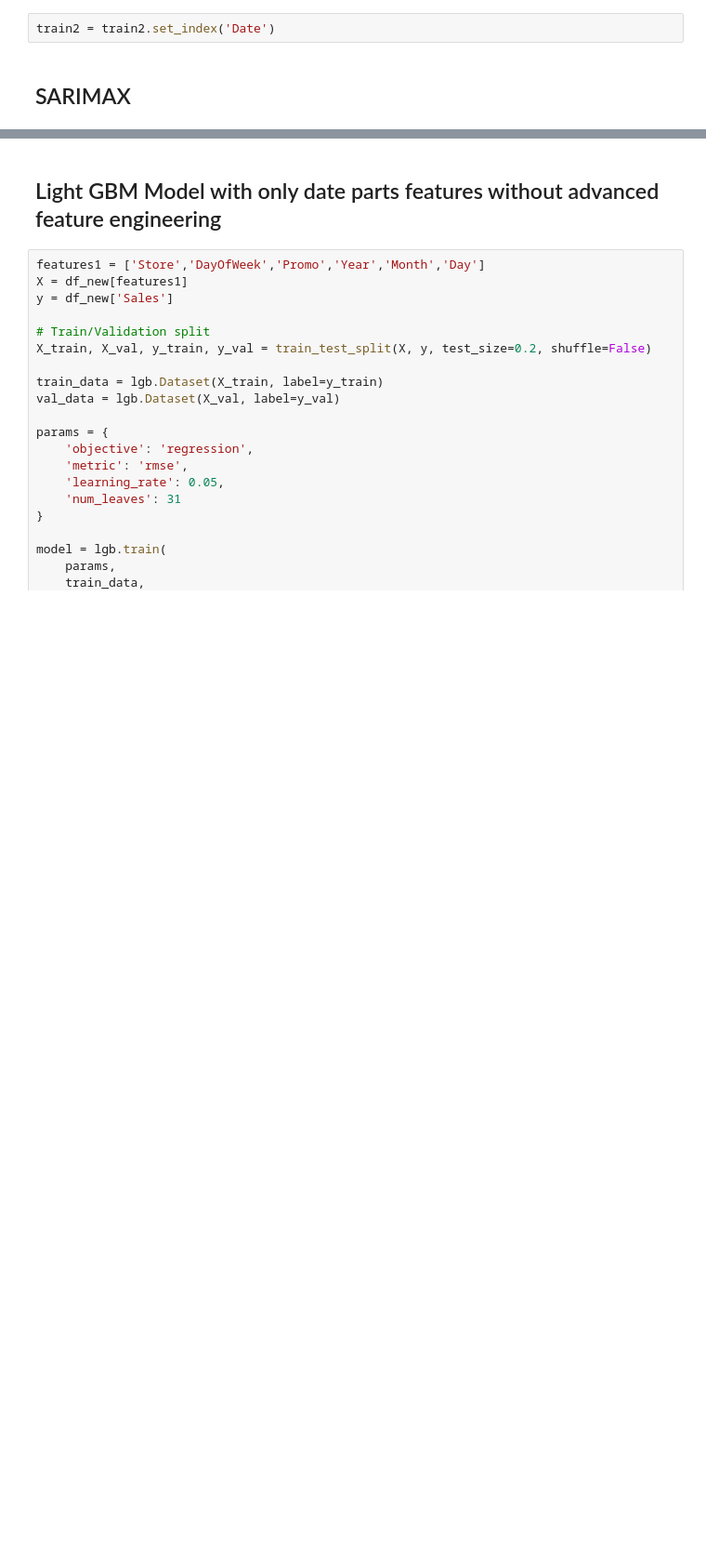
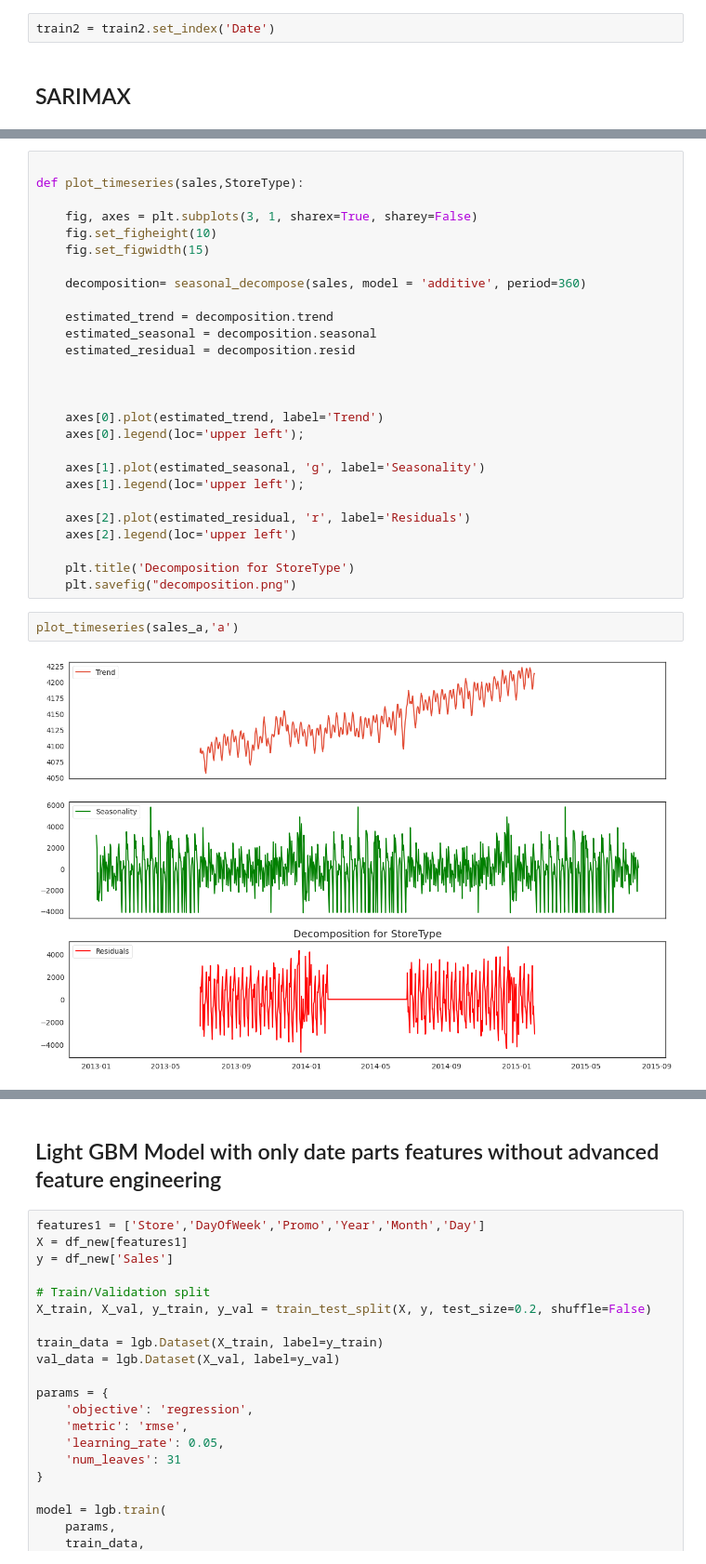
Before and after one commit to harendradadhich/notebooks, a Jupyter notebook: Retail_Sales_Prediction_Capstone_Project.ipynb, the cells around one changed output, grey strips where cells are left out. Shown at 93% size. Drawn from its saved outputs; the diff is of its cells as text; blank space fills up the shorter version.

```diff
--- a/Retail_Sales_Prediction_Capstone_Project.ipynb
+++ b/Retail_Sales_Prediction_Capstone_Project.ipynb
@@ -947,0 +1085,31 @@ train2 = train2.set_index('Date')
+# %%
+
+def plot_timeseries(sales,StoreType):
+
+    fig, axes = plt.subplots(3, 1, sharex=True, sharey=False)
+    fig.set_figheight(10)
+    fig.set_figwidth(15)
+
+    decomposition= seasonal_decompose(sales, model = 'additive', period=360)
+
+    estimated_trend = decomposition.trend
+    estimated_seasonal = decomposition.seasonal
+    estimated_residual = decomposition.resid
+
+
+
+    axes[0].plot(estimated_trend, label='Trend')
+    axes[0].legend(loc='upper left');
+
+    axes[1].plot(estimated_seasonal, 'g', label='Seasonality')
+    axes[1].legend(loc='upper left');
+
+    axes[2].plot(estimated_residual, 'r', label='Residuals')
+    axes[2].legend(loc='upper left')
+
+    plt.title('Decomposition for StoreType')
+    plt.savefig("decomposition.png")
+# %%
+plot_timeseries(sales_a,'a')
+# %% [output]
+[figure, added]
```
Also changed, not shown: parts of 24 cells of this notebook.
